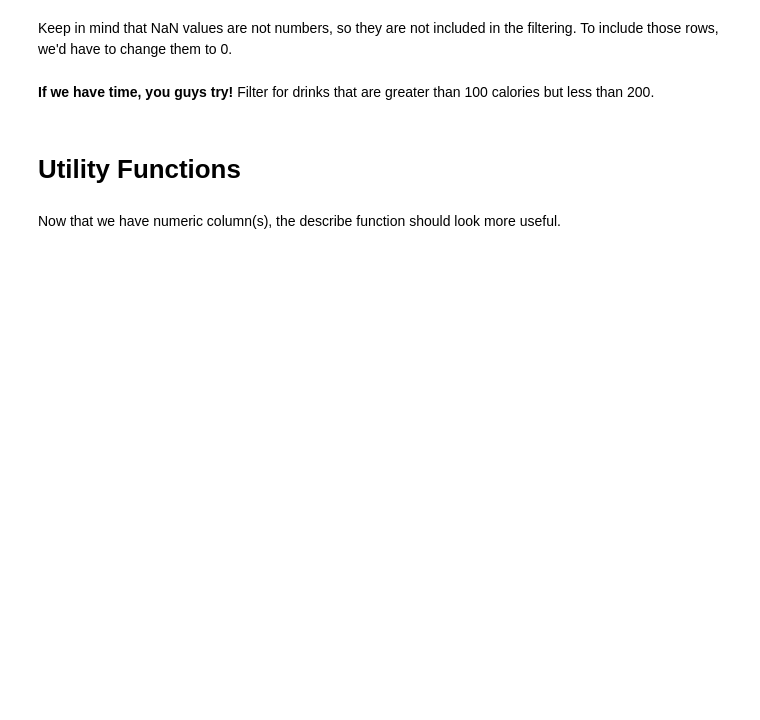
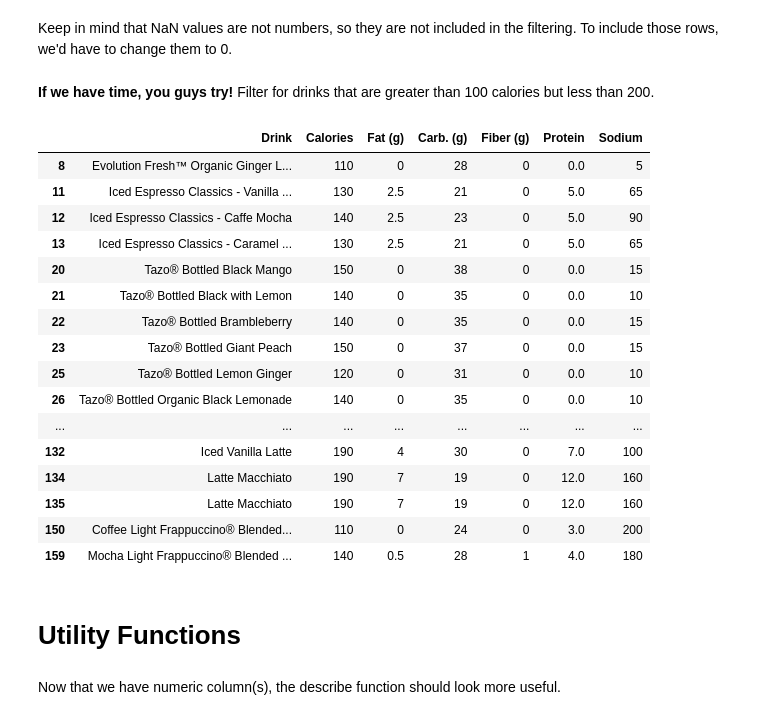
Before and after one commit to kyun33/JCP26Notebooks, a Jupyter notebook: Week_1_Pandas.ipynb, the cells around one changed output. Drawn from its saved outputs; the diff is of its cells as text; code cells hidden in the pictures; blank space fills up the shorter version.

```diff
--- a/Week_1_Pandas.ipynb
+++ b/Week_1_Pandas.ipynb
@@ -530,3 +515,25 @@ Keep in mind that NaN values are not numbers, so they are not included in the fi
+# %%
+# TODO
+cal = pd.to_numeric(starbucksdrinks["Calories"], errors="coerce")
+starbucksdrinks[(cal > 100) & (cal < 200)]
+# %% [output]
+|  | Drink | Calories | Fat (g) | Carb. (g) | Fiber (g) | Protein | Sodium |
+| 8 | Evolution Fresh™ Organic Ginger L... | 110 | 0 | 28 | 0 | 0.0 | 5 |
+| 11 | Iced Espresso Classics - Vanilla ... | 130 | 2.5 | 21 | 0 | 5.0 | 65 |
+| 12 | Iced Espresso Classics - Caffe Mocha | 140 | 2.5 | 23 | 0 | 5.0 | 90 |
+| 13 | Iced Espresso Classics - Caramel ... | 130 | 2.5 | 21 | 0 | 5.0 | 65 |
+| 20 | Tazo® Bottled Black Mango | 150 | 0 | 38 | 0 | 0.0 | 15 |
+| 21 | Tazo® Bottled Black with Lemon | 140 | 0 | 35 | 0 | 0.0 | 10 |
+| 22 | Tazo® Bottled Brambleberry | 140 | 0 | 35 | 0 | 0.0 | 15 |
+| 23 | Tazo® Bottled Giant Peach | 150 | 0 | 37 | 0 | 0.0 | 15 |
+| 25 | Tazo® Bottled Lemon Ginger | 120 | 0 | 31 | 0 | 0.0 | 10 |
+| 26 | Tazo® Bottled Organic Black Lemonade | 140 | 0 | 35 | 0 | 0.0 | 10 |
+| ... | ... | ... | ... | ... | ... | ... | ... |
+| 132 | Iced Vanilla Latte | 190 | 4 | 30 | 0 | 7.0 | 100 |
+| 134 | Latte Macchiato | 190 | 7 | 19 | 0 | 12.0 | 160 |
+| 135 | Latte Macchiato | 190 | 7 | 19 | 0 | 12.0 | 160 |
+| 150 | Coffee Light Frappuccino® Blended... | 110 | 0 | 24 | 0 | 3.0 | 200 |
+| 159 | Mocha Light Frappuccino® Blended ... | 140 | 0.5 | 28 | 1 | 4.0 | 180 |
 # %% [markdown]
 # Utility Functions
 # %% [markdown]
```
Also changed, not shown: parts of 7 cells of this notebook.
